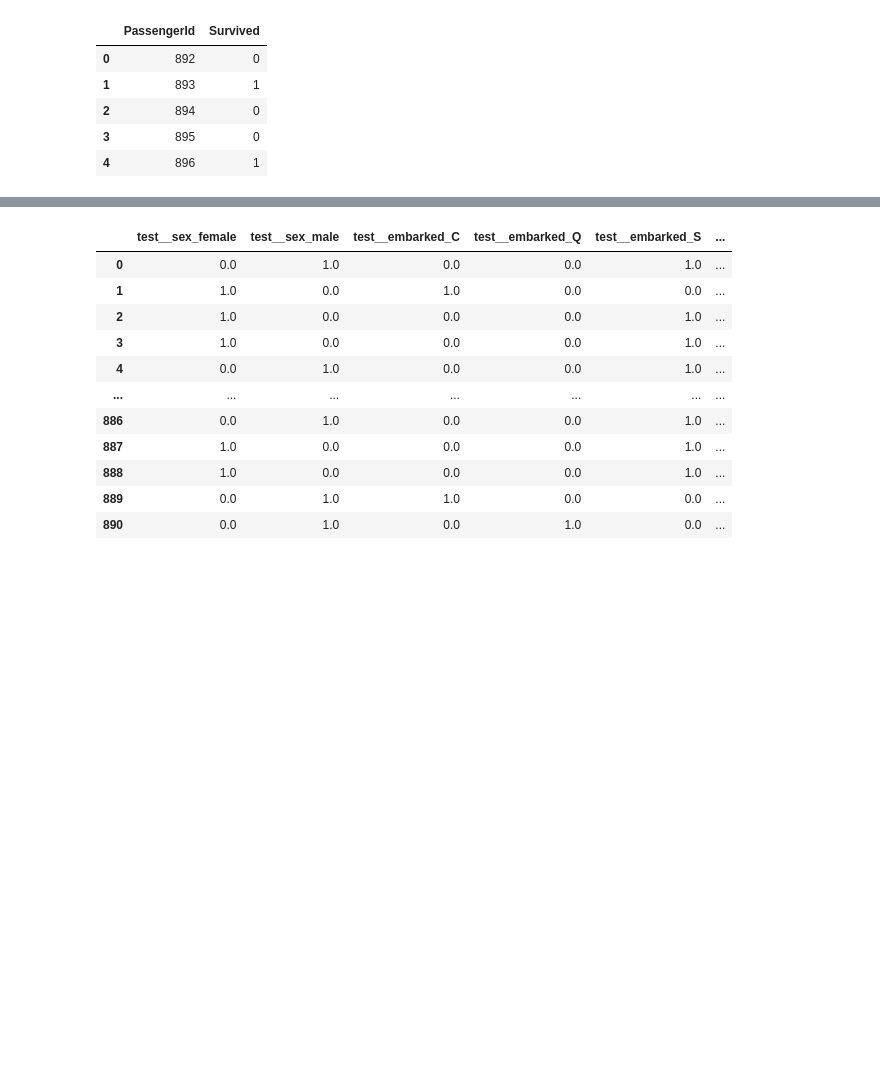
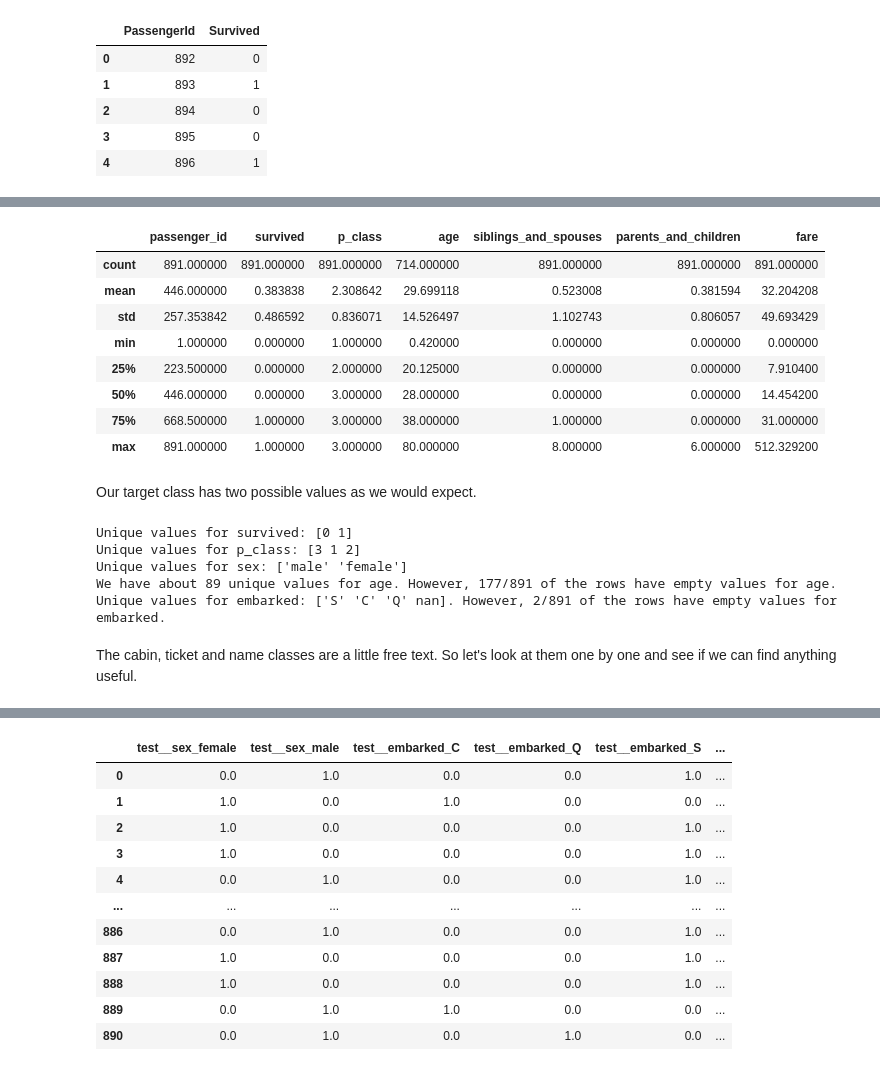
Before and after one commit to ndl284/learning_ml, a Jupyter notebook: notebooks/excercises/Chapter 3 Exercises.ipynb, the cells around one changed output, grey strips where cells are left out. Cells and saved outputs as stored; diff of their text form; code cells hidden in the pictures; blank space fills up the shorter version.

```diff
--- a/notebooks/excercises/Chapter 3 Exercises.ipynb
+++ b/notebooks/excercises/Chapter 3 Exercises.ipynb
@@ -311,0 +339,28 @@ gender_submission.head()
+# %%
+data_set.describe()
+# %% [output]
+|  | passenger_id | survived | p_class | age | siblings_and_spouses | parents_and_children | fare |
+| count | 891.000000 | 891.000000 | 891.000000 | 714.000000 | 891.000000 | 891.000000 | 891.000000 |
+| mean | 446.000000 | 0.383838 | 2.308642 | 29.699118 | 0.523008 | 0.381594 | 32.204208 |
+| std | 257.353842 | 0.486592 | 0.836071 | 14.526497 | 1.102743 | 0.806057 | 49.693429 |
+| min | 1.000000 | 0.000000 | 1.000000 | 0.420000 | 0.000000 | 0.000000 | 0.000000 |
+| 25% | 223.500000 | 0.000000 | 2.000000 | 20.125000 | 0.000000 | 0.000000 | 7.910400 |
+| 50% | 446.000000 | 0.000000 | 3.000000 | 28.000000 | 0.000000 | 0.000000 | 14.454200 |
+| 75% | 668.500000 | 1.000000 | 3.000000 | 38.000000 | 1.000000 | 0.000000 | 31.000000 |
+| max | 891.000000 | 1.000000 | 3.000000 | 80.000000 | 8.000000 | 6.000000 | 512.329200 |
+# %% [markdown]
+Our target class has two possible values as we would expect.
+# %%
+print(f'Unique values for survived: {data_set["survived"].unique()}')
+print(f'Unique values for p_class: {data_set["p_class"].unique()}')
+print(f'Unique values for sex: {data_set["sex"].unique()}')
+print(f'''We have about {len(data_set["age"].unique())} unique values for age. However, {len(data_set[data_set["age"].isna()])}/{len(data_set)} of the rows have empty values for age.''')
+print(f'Unique values for embarked: {data_set["embarked"].unique()}. However, {len(data_set[data_set["embarked"].isna()])}/{len(data_set)} of the rows have empty values for embarked.')
+# %% [output]
+Unique values for survived: [0 1]
+Unique values for p_class: [3 1 2]
+Unique values for sex: ['male' 'female']
+We have about 89 unique values for age. However, 177/891 of the rows have empty values for age.
+Unique values for embarked: ['S' 'C' 'Q' nan]. However, 2/891 of the rows have empty values for embarked.
+# %% [markdown]
+The cabin, ticket and name classes are a little free text. So let's look at them one by one and see if we can find anything useful.
```
Also changed, not shown: parts of 16 cells of this notebook.
